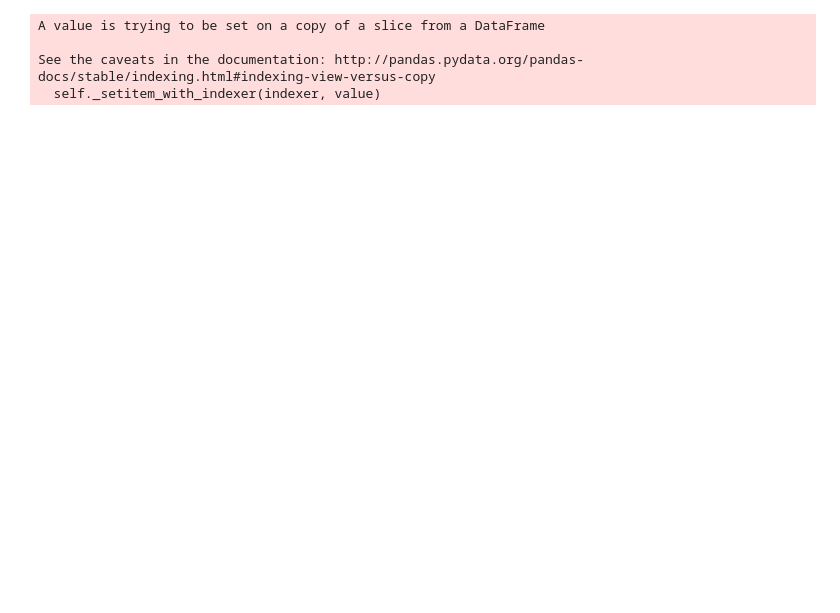
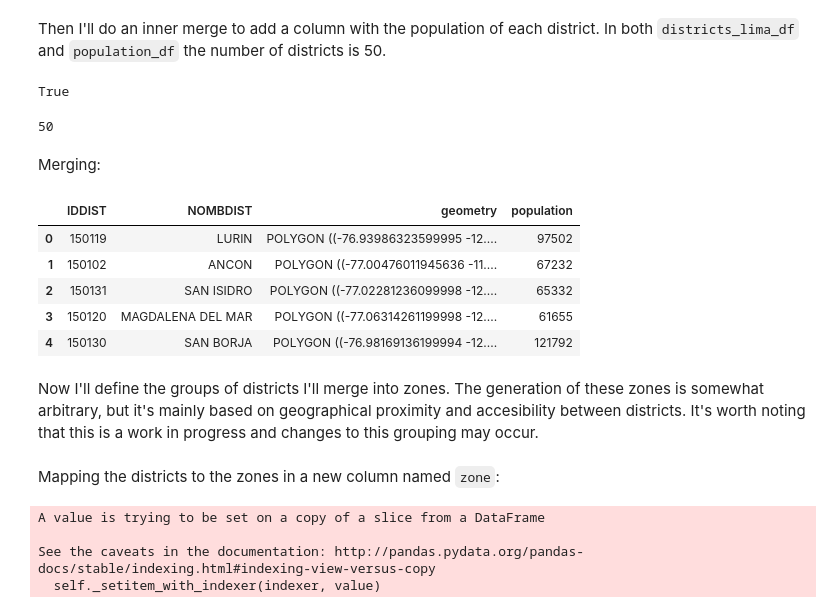
Before and after one commit to luisesanmartin/data-vis-public-policy-course, a Jupyter notebook: notebooks/grouping districts of lima.ipynb, the cells around one changed output. Cells and saved outputs as stored; diff of their text form; code cells hidden in the pictures; blank space fills up the shorter version.

```diff
--- a/notebooks/grouping districts of lima.ipynb
+++ b/notebooks/grouping districts of lima.ipynb
@@ -8,0 +71,7 @@ from pandas.api.types import is_numeric_dtype
+# %%
+callao_population_df = callao_population_df[(callao_population_df['IDDIST'] == 'Total') | callao_population_df['IDDIST'].str.contains('AREA #')].reset_index(drop = True)
+callao_population_df['population'] = callao_population_df.loc[1:]['population'].reset_index(drop = True)
+callao_population_df = callao_population_df[callao_population_df['IDDIST'].str.contains('AREA #')].reset_index(drop = True)
+# %%
+callao_population_df['IDDIST'] = callao_population_df['IDDIST'].apply(lambda x: re.sub('AREA # ', '', x))
+callao_population_df['population'] = callao_population_df['population'].astype('int32')
@@ -31,2 +127,26 @@ districts_lima_df.head()
+# %% [markdown]
+Then I'll do an inner merge to add a column with the population of each district. In both `districts_lima_df` and `population_df` the number of districts is 50.
+# %%
+len(districts_lima_df) == len(population_df)
+# %% [output]
+True
+# %%
+len(districts_lima_df)
+# %% [output]
+50
+# %% [markdown]
+Merging:
+# %%
+districts_lima_df = pd.merge(districts_lima_df, population_df, how='inner', on='IDDIST')
+districts_lima_df.head()
+# %% [output]
+|  | IDDIST | NOMBDIST | geometry | population |
+| 0 | 150119 | LURIN | POLYGON ((-76.93986323599995 -12.... | 97502 |
+| 1 | 150102 | ANCON | POLYGON ((-77.00476011945636 -11.... | 67232 |
+| 2 | 150131 | SAN ISIDRO | POLYGON ((-77.02281236099998 -12.... | 65332 |
+| 3 | 150120 | MAGDALENA DEL MAR | POLYGON ((-77.06314261199998 -12.... | 61655 |
+| 4 | 150130 | SAN BORJA | POLYGON ((-76.98169136199994 -12.... | 121792 |
+# %% [markdown]
+Now I'll define the groups of districts I'll merge into zones. The generation of these zones is somewhat arbitrary, but it's mainly based on geographical proximity and accesibility between districts. It's worth noting that this is a work in progress and changes to this grouping may occur.
 # %%
 south = ['LURIN',
@@ -82,3 +202,5 @@ south_beach = ['PUCUSANA',
+# %% [markdown]
+Mapping the districts to the zones in a new column named `zone`:
 # %%
 districts_lima_df['zone'] = ''
 districts_lima_df['zone'].loc[districts_lima_df['NOMBDIST'].isin(north)] = 'North Lima'
```
Also changed, not shown: parts of 44 cells of this notebook.
